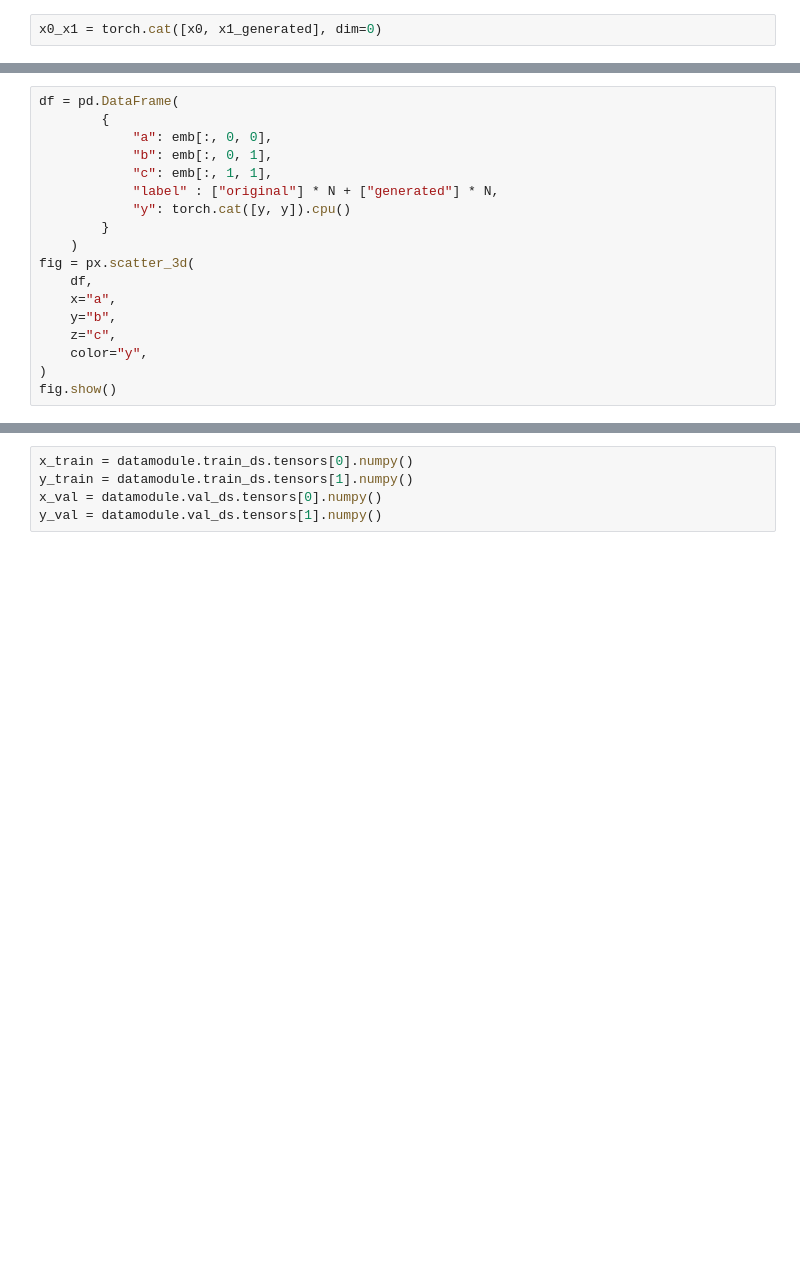
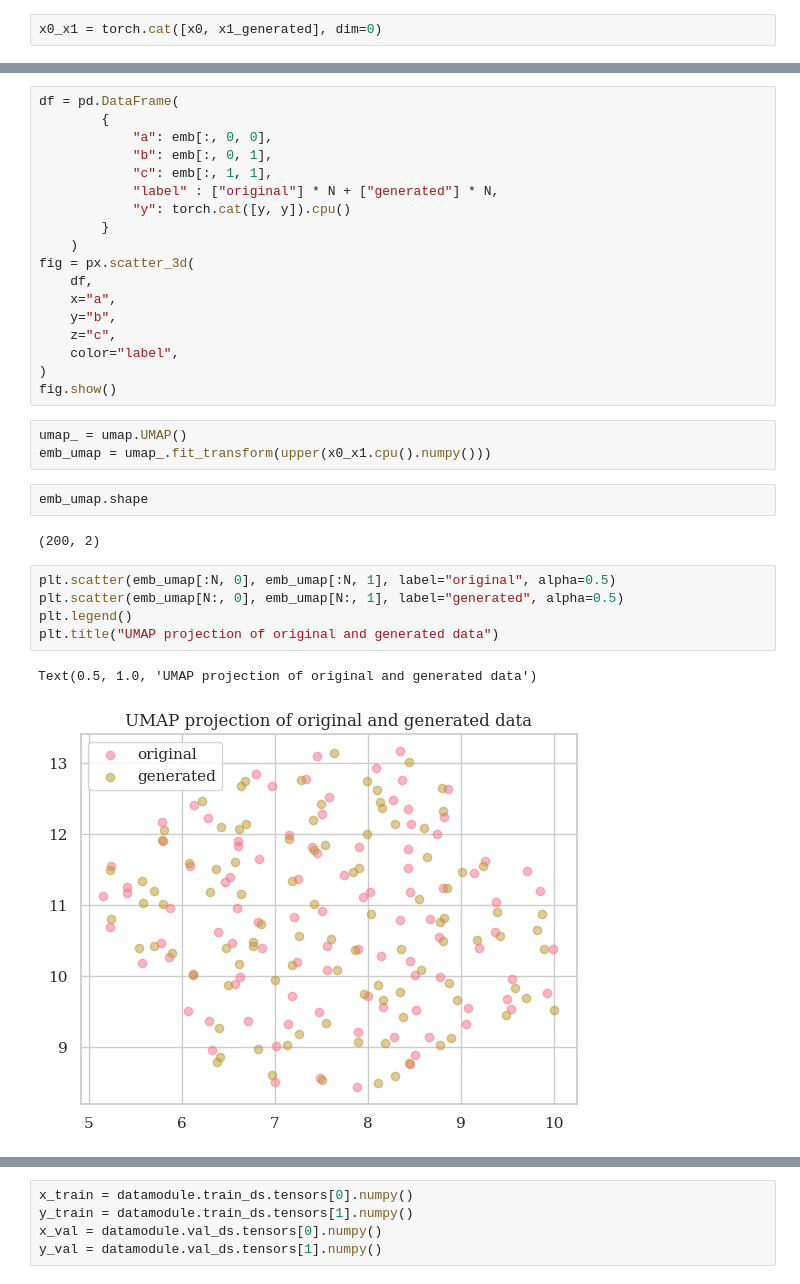
Before and after one commit to thibaultdesurrel/Wrapped_Flow_Matching_SPD, a Jupyter notebook: notebooks/test_tSNE.ipynb, the cells around one changed output, grey strips where cells are left out. Cells and saved outputs as stored; diff of their text form; blank space fills up the shorter version.

```diff
--- a/notebooks/test_tSNE.ipynb
+++ b/notebooks/test_tSNE.ipynb
@@ -57,7 +69,22 @@ fig = px.scatter_3d(
     x="a",
     y="b",
     z="c",
-    color="y",
+    color="label",
 )
 fig.show()
+# %%
+umap_ = umap.UMAP()
+emb_umap = umap_.fit_transform(upper(x0_x1.cpu().numpy()))
+# %%
+emb_umap.shape
+# %% [output]
+(200, 2)
+# %%
+plt.scatter(emb_umap[:N, 0], emb_umap[:N, 1], label="original", alpha=0.5)
+plt.scatter(emb_umap[N:, 0], emb_umap[N:, 1], label="generated", alpha=0.5)
+plt.legend()
+plt.title("UMAP projection of original and generated data")
+# %% [output]
+Text(0.5, 1.0, 'UMAP projection of original and generated data')
+[figure, added]
 # %%
```
Also changed, not shown: parts of 8 cells of this notebook, 6 other files.
